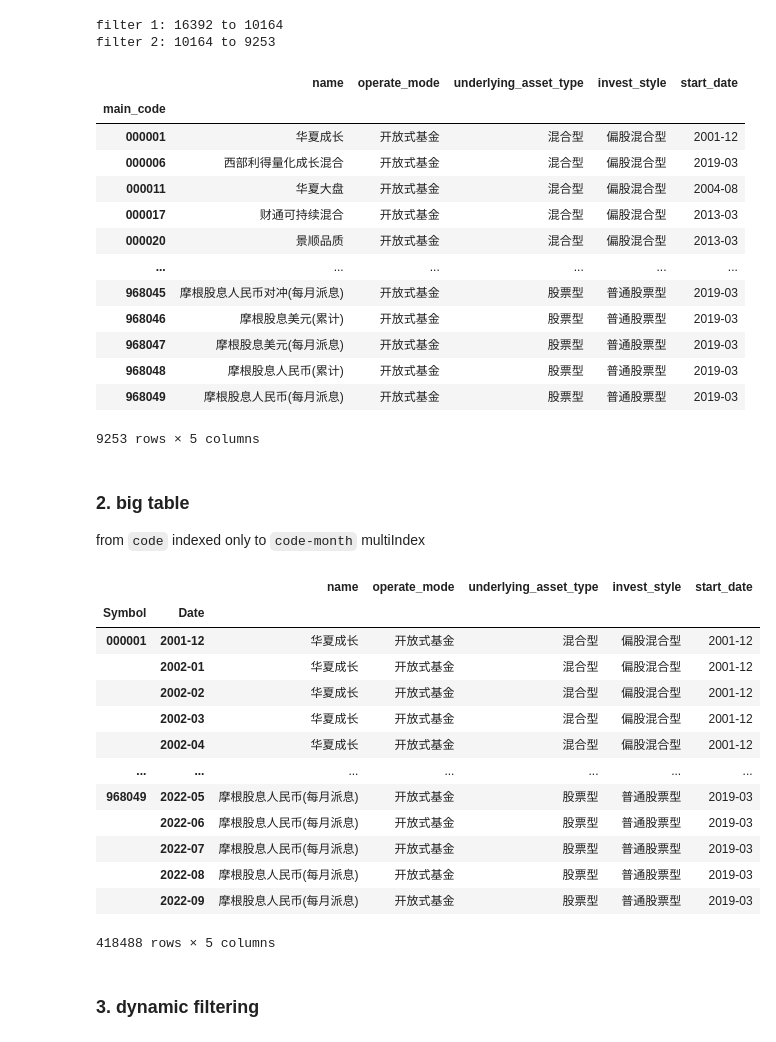
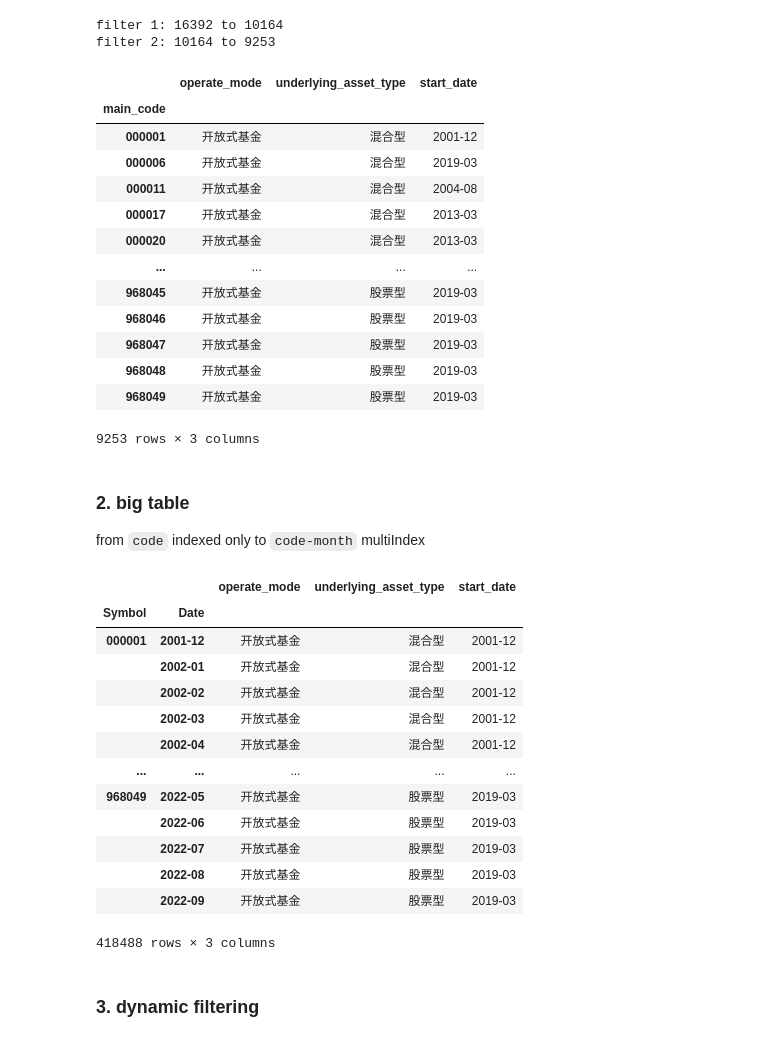
Before and after one commit to dacianpeng/mutual-fund-effective-or-not-Evidence-from-China, a Jupyter notebook: main.ipynb, the cells around one changed output. Saved outputs shown, nothing was run; the diff lists cells and outputs as text; code cells hidden in the pictures.

```diff
--- a/main.ipynb
+++ b/main.ipynb
@@ -392,10 +278,10 @@ pass
 # %% [markdown]
 ### preview
 # %%
-csmar_jq_co_fund = np.intersect1d(np.char.zfill(nav_daily.Symbol.unique().astype(str), 6), fund_main_info.main_code)
+csmar_jq_co_fund = np.intersect1d(np.char.zfill(csmar_nav_daily.Symbol.unique().astype(str), 6), jq_all_fund_main_info.main_code)
 csmar_jq_co_fund = pd.Series(csmar_jq_co_fund, name='main_code')
 
-final_main_info = pd.merge(fund_main_info, csmar_jq_co_fund, on='main_code')[['main_code', 'name', 'operate_mode', 'underlying_asset_type', 'invest_style', 'start_date']]
+final_main_info = pd.merge(jq_all_fund_main_info, csmar_jq_co_fund, on='main_code')[['main_code', 'operate_mode', 'underlying_asset_type', 'start_date']]
 # %%
 specs = [[{'type':'domain'}] * 2]
 fig = make_subplots(rows=1, cols=2, specs=specs, subplot_titles=['JoinQuant Asset Type', 'JoinQuant Operation Mode'])
@@ -456,54 +343,54 @@ filters_ = reduce(func, filters)
 filter 1: 16392 to 10164
 filter 2: 10164 to 9253
 # %%
-final_main_info_ = final_main_info[filters_]
-final_main_info_.set_index('main_code').sort_index()
+final_main_info = final_main_info[filters_]
+final_main_info.set_index('main_code').sort_index()
 # %% [output]
-|  | name | operate_mode | underlying_asset_type | invest_style | start_date |
-| main_code |  |  |  |  |  |
-| 000001 | 华夏成长 | 开放式基金 | 混合型 | 偏股混合型 | 2001-12 |
-| 000006 | 西部利得量化成长混合 | 开放式基金 | 混合型 | 偏股混合型 | 2019-03 |
-| 000011 | 华夏大盘 | 开放式基金 | 混合型 | 偏股混合型 | 2004-08 |
-| 000017 | 财通可持续混合 | 开放式基金 | 混合型 | 偏股混合型 | 2013-03 |
-| 000020 | 景顺品质 | 开放式基金 | 混合型 | 偏股混合型 | 2013-03 |
-| ... | ... | ... | ... | ... | ... |
-| 968045 | 摩根股息人民币对冲(每月派息) | 开放式基金 | 股票型 | 普通股票型 | 2019-03 |
-| 968046 | 摩根股息美元(累计) | 开放式基金 | 股票型 | 普通股票型 | 2019-03 |
-| 968047 | 摩根股息美元(每月派息) | 开放式基金 | 股票型 | 普通股票型 | 2019-03 |
-| 968048 | 摩根股息人民币(累计) | 开放式基金 | 股票型 | 普通股票型 | 2019-03 |
-| 968049 | 摩根股息人民币(每月派息) | 开放式基金 | 股票型 | 普通股票型 | 2019-03 |
+|  | operate_mode | underlying_asset_type | start_date |
+| main_code |  |  |  |
+| 000001 | 开放式基金 | 混合型 | 2001-12 |
+| 000006 | 开放式基金 | 混合型 | 2019-03 |
+| 000011 | 开放式基金 | 混合型 | 2004-08 |
+| 000017 | 开放式基金 | 混合型 | 2013-03 |
+| 000020 | 开放式基金 | 混合型 | 2013-03 |
+| ... | ... | ... | ... |
+| 968045 | 开放式基金 | 股票型 | 2019-03 |
+| 968046 | 开放式基金 | 股票型 | 2019-03 |
+| 968047 | 开放式基金 | 股票型 | 2019-03 |
+| 968048 | 开放式基金 | 股票型 | 2019-03 |
+| 968049 | 开放式基金 | 股票型 | 2019-03 |
-9253 rows × 5 columns
+9253 rows × 3 columns
 # %% [markdown]
 ### 2. big table
 
 from `code` indexed only to `code-month` multiIndex
 # %%
-indexes = pd.MultiIndex.from_product([final_main_info_.main_code.sort_values().values, pd.date_range('2000-1', '2022-10', freq='M')])
+indexes = pd.MultiIndex.from_product([final_main_info.main_code.sort_values().values, pd.date_range('2000-1', '2022-10', freq='M')])
 temp_codes = indexes.get_level_values(0)
 temp_date = indexes.get_level_values(1)
 main_data = pd.DataFrame(index=indexes)
 main_data['main_code'] = temp_codes
 main_data['Date'] = temp_date.to_period('M')
-main_data = pd.merge(main_data, final_main_info_, on='main_code')
+main_data = pd.merge(main_data, final_main_info, on='main_code')
 main_data = main_data.rename(columns={'main_code': 'Symbol'})
 main_data = main_data.set_index(['Symbol', 'Date'])
-main_data = main_data.loc[nav_monthly[final_main_info_.main_code.sort_values().values].stack().index.swaplevel()].sort_index()
+main_data = main_data.loc[csmar_nav_monthly[final_main_info.main_code.sort_values().values].stack().index.swaplevel()].sort_index()
 main_data
 # %% [output]
-|  |  | name | operate_mode | underlying_asset_type | invest_style | start_date |
-| Symbol | Date |  |  |  |  |  |
-| 000001 | 2001-12 | 华夏成长 | 开放式基金 | 混合型 | 偏股混合型 | 2001-12 |
-|  | 2002-01 | 华夏成长 | 开放式基金 | 混合型 | 偏股混合型 | 2001-12 |
-|  | 2002-02 | 华夏成长 | 开放式基金 | 混合型 | 偏股混合型 | 2001-12 |
-|  | 2002-03 | 华夏成长 | 开放式基金 | 混合型 | 偏股混合型 | 2001-12 |
-|  | 2002-04 | 华夏成长 | 开放式基金 | 混合型 | 偏股混合型 | 2001-12 |
-| ... | ... | ... | ... | ... | ... | ... |
-| 968049 | 2022-05 | 摩根股息人民币(每月派息) | 开放式基金 | 股票型 | 普通股票型 | 2019-03 |
-|  | 2022-06 | 摩根股息人民币(每月派息) | 开放式基金 | 股票型 | 普通股票型 | 2019-03 |
-|  | 2022-07 | 摩根股息人民币(每月派息) | 开放式基金 | 股票型 | 普通股票型 | 2019-03 |
-|  | 2022-08 | 摩根股息人民币(每月派息) | 开放式基金 | 股票型 | 普通股票型 | 2019-03 |
-|  | 2022-09 | 摩根股息人民币(每月派息) | 开放式基金 | 股票型 | 普通股票型 | 2019-03 |
+|  |  | operate_mode | underlying_asset_type | start_date |
+| Symbol | Date |  |  |  |
+| 000001 | 2001-12 | 开放式基金 | 混合型 | 2001-12 |
+|  | 2002-01 | 开放式基金 | 混合型 | 2001-12 |
+|  | 2002-02 | 开放式基金 | 混合型 | 2001-12 |
+|  | 2002-03 | 开放式基金 | 混合型 | 2001-12 |
+|  | 2002-04 | 开放式基金 | 混合型 | 2001-12 |
+| ... | ... | ... | ... | ... |
+| 968049 | 2022-05 | 开放式基金 | 股票型 | 2019-03 |
+|  | 2022-06 | 开放式基金 | 股票型 | 2019-03 |
+|  | 2022-07 | 开放式基金 | 股票型 | 2019-03 |
+|  | 2022-08 | 开放式基金 | 股票型 | 2019-03 |
+|  | 2022-09 | 开放式基金 | 股票型 | 2019-03 |
-418488 rows × 5 columns
+418488 rows × 3 columns
 # %% [markdown]
 ### 3. dynamic filtering
 # %% [markdown]
```
Also changed, not shown: parts of 84 cells of this notebook, 15 other files.
